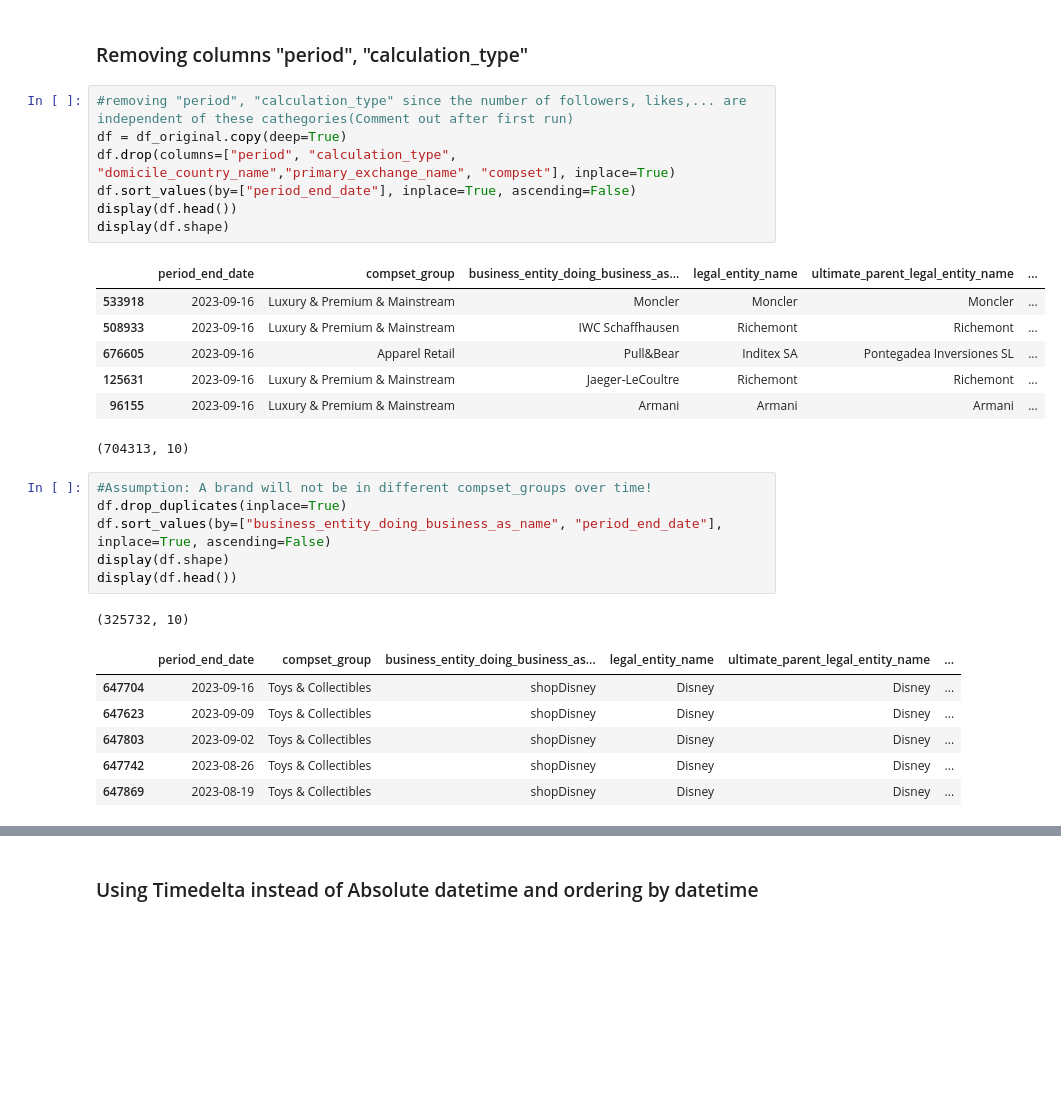
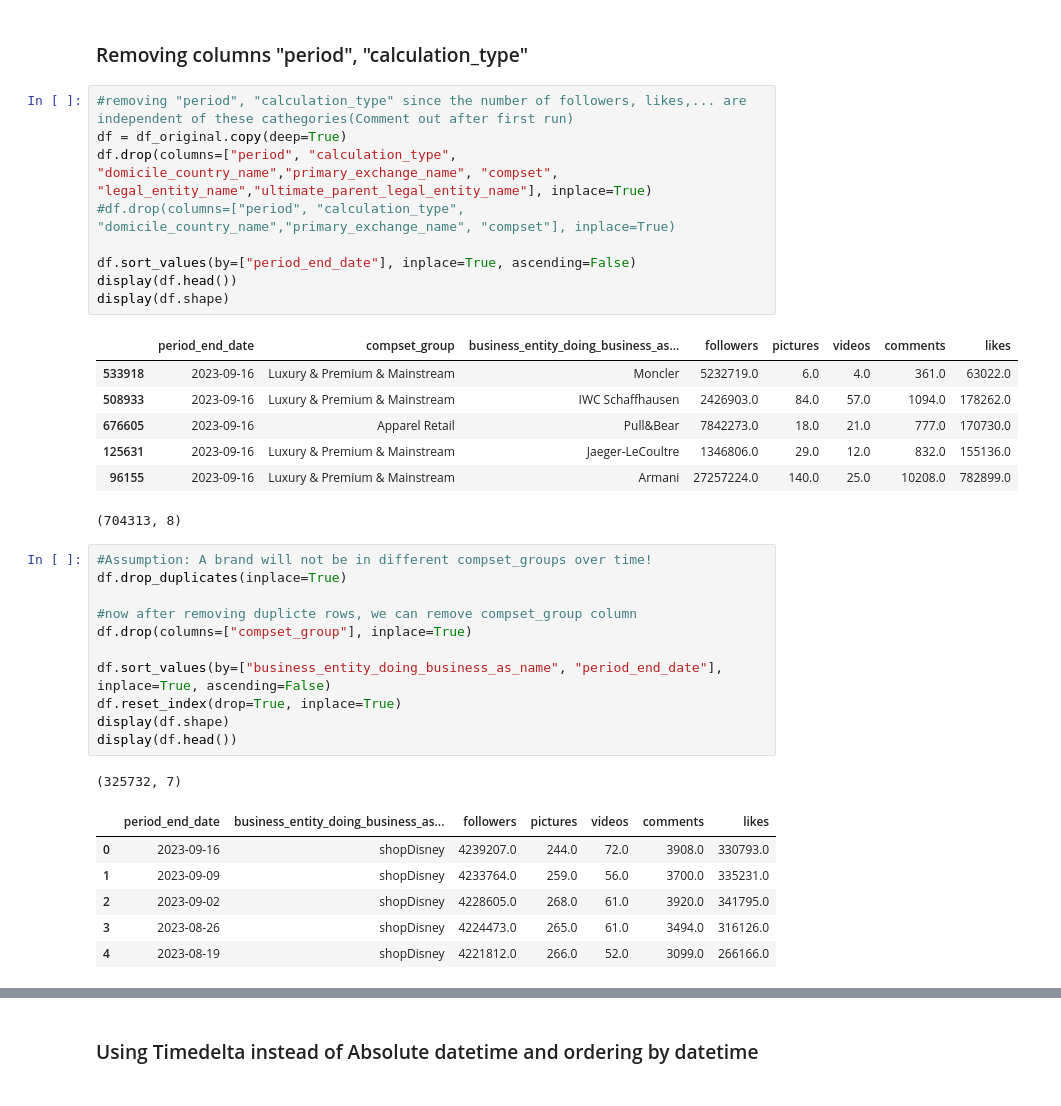
Before and after one commit to lerchal1/21_Datathon_2024, a Jupyter notebook: 1_data_cleaning.ipynb, the cells around one changed output, grey strips where cells are left out. Drawn from its saved outputs; the diff is of its cells as text; blank space fills up the shorter version.

```diff
--- a/1_data_cleaning.ipynb
+++ b/1_data_cleaning.ipynb
@@ -17,29 +17,36 @@ df.head()
 # %%
 #removing "period", "calculation_type" since the number of followers, likes,... are independent of these cathegories(Comment out after first run)
 df = df_original.copy(deep=True)
-df.drop(columns=["period", "calculation_type", "domicile_country_name","primary_exchange_name", "compset"], inplace=True)
+df.drop(columns=["period", "calculation_type", "domicile_country_name","primary_exchange_name", "compset", "legal_entity_name","ultimate_parent_legal_entity_name"], inplace=True)
+#df.drop(columns=["period", "calculation_type", "domicile_country_name","primary_exchange_name", "compset"], inplace=True)
+
 df.sort_values(by=["period_end_date"], inplace=True, ascending=False)
 display(df.head())
 display(df.shape)
 # %% [output]
-|  | period_end_date | compset_group | business_entity_doing_business_as... | legal_entity_name | ultimate_parent_legal_entity_name | ... |
-| 533918 | 2023-09-16 | Luxury & Premium & Mainstream | Moncler | Moncler | Moncler | ... |
-| 508933 | 2023-09-16 | Luxury & Premium & Mainstream | IWC Schaffhausen | Richemont | Richemont | ... |
-| 676605 | 2023-09-16 | Apparel Retail | Pull&Bear | Inditex SA | Pontegadea Inversiones SL | ... |
-| 125631 | 2023-09-16 | Luxury & Premium & Mainstream | Jaeger-LeCoultre | Richemont | Richemont | ... |
-| 96155 | 2023-09-16 | Luxury & Premium & Mainstream | Armani | Armani | Armani | ... |
+|  | period_end_date | compset_group | business_entity_doing_business_as... | followers | pictures | videos | comments | likes |
+| 533918 | 2023-09-16 | Luxury & Premium & Mainstream | Moncler | 5232719.0 | 6.0 | 4.0 | 361.0 | 63022.0 |
+| 508933 | 2023-09-16 | Luxury & Premium & Mainstream | IWC Schaffhausen | 2426903.0 | 84.0 | 57.0 | 1094.0 | 178262.0 |
+| 676605 | 2023-09-16 | Apparel Retail | Pull&Bear | 7842273.0 | 18.0 | 21.0 | 777.0 | 170730.0 |
+| 125631 | 2023-09-16 | Luxury & Premium & Mainstream | Jaeger-LeCoultre | 1346806.0 | 29.0 | 12.0 | 832.0 | 155136.0 |
+| 96155 | 2023-09-16 | Luxury & Premium & Mainstream | Armani | 27257224.0 | 140.0 | 25.0 | 10208.0 | 782899.0 |
-(704313, 10)
+(704313, 8)
 # %%
 #Assumption: A brand will not be in different compset_groups over time!
 df.drop_duplicates(inplace=True)
+
+#now after removing duplicte rows, we can remove compset_group column
+df.drop(columns=["compset_group"], inplace=True)
+
 df.sort_values(by=["business_entity_doing_business_as_name", "period_end_date"], inplace=True, ascending=False)
+df.reset_index(drop=True, inplace=True)
 display(df.shape)
 display(df.head())
 # %% [output]
-(325732, 10)
+(325732, 7)
-|  | period_end_date | compset_group | business_entity_doing_business_as... | legal_entity_name | ultimate_parent_legal_entity_name | ... |
-| 647704 | 2023-09-16 | Toys & Collectibles | shopDisney | Disney | Disney | ... |
-| 647623 | 2023-09-09 | Toys & Collectibles | shopDisney | Disney | Disney | ... |
-| 647803 | 2023-09-02 | Toys & Collectibles | shopDisney | Disney | Disney | ... |
-| 647742 | 2023-08-26 | Toys & Collectibles | shopDisney | Disney | Disney | ... |
-| 647869 | 2023-08-19 | Toys & Collectibles | shopDisney | Disney | Disney | ... |
+|  | period_end_date | business_entity_doing_business_as... | followers | pictures | videos | comments | likes |
+| 0 | 2023-09-16 | shopDisney | 4239207.0 | 244.0 | 72.0 | 3908.0 | 330793.0 |
+| 1 | 2023-09-09 | shopDisney | 4233764.0 | 259.0 | 56.0 | 3700.0 | 335231.0 |
+| 2 | 2023-09-02 | shopDisney | 4228605.0 | 268.0 | 61.0 | 3920.0 | 341795.0 |
+| 3 | 2023-08-26 | shopDisney | 4224473.0 | 265.0 | 61.0 | 3494.0 | 316126.0 |
+| 4 | 2023-08-19 | shopDisney | 4221812.0 | 266.0 | 52.0 | 3099.0 | 266166.0 |
```
Also changed, not shown: parts of 9 cells of this notebook.
